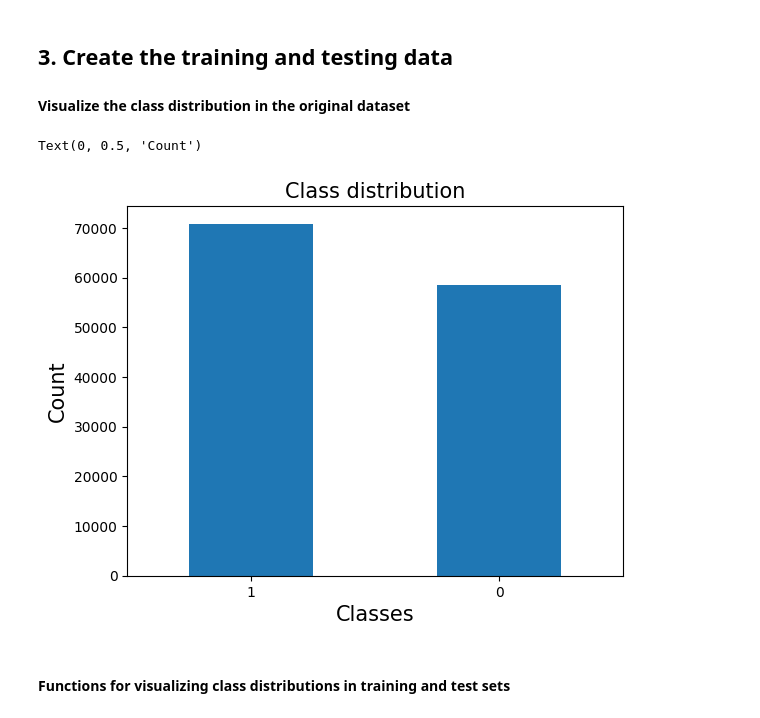
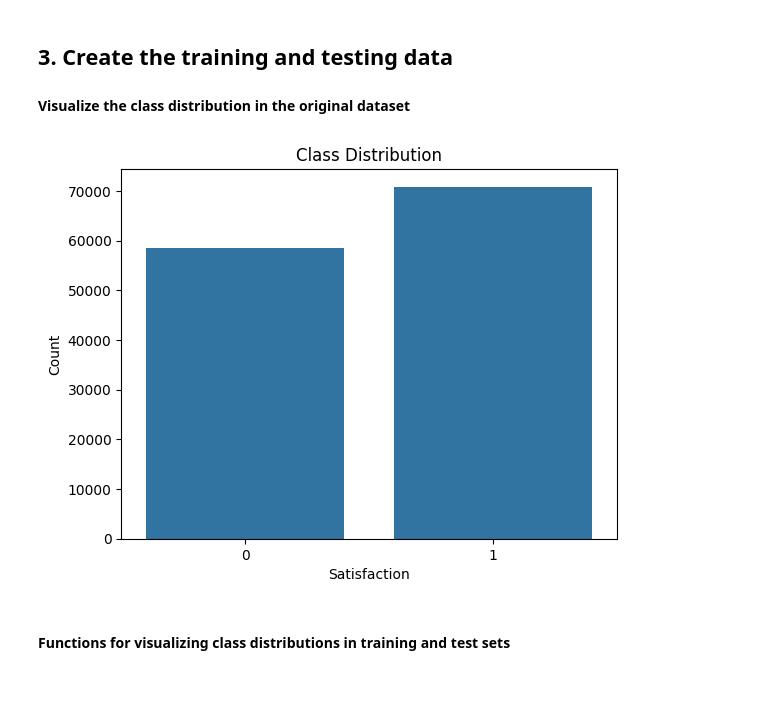
Before and after one commit to duyphuc0701/Project2-AI-Decision-Tree, a Jupyter notebook: airline_passenger_satisfaction/airline_passenger_satisfaction.ipynb, the cells around one changed output. Cells and saved outputs as stored; diff of their text form; code cells hidden in the pictures; blank space fills up the shorter version.

```diff
--- a/airline_passenger_satisfaction/airline_passenger_satisfaction.ipynb
+++ b/airline_passenger_satisfaction/airline_passenger_satisfaction.ipynb
@@ -225,15 +226,14 @@ dtype: object
 # %% [markdown]
 ## 3. Create the training and testing data
 #### Visualize the class distribution in the original dataset
-# %%
-df_subset["satisfaction"].value_counts(sort=False).plot(kind='bar')
-plt.title('Class distribution', fontsize = 15)
-plt.xlabel('Classes', fontsize = 15)
-plt.xticks(rotation=360)
-plt.ylabel('Count', fontsize = 15)
-# %% [output]
-Text(0, 0.5, 'Count')
-[figure, removed]
+# %%
+sns.countplot(data=df_subset, x='satisfaction')
+plt.title('Class Distribution')
+plt.xlabel('Satisfaction')
+plt.ylabel('Count')
+plt.show()
+# %% [output]
+[figure, added]
 # %% [markdown]
 #### Functions for visualizing class distributions in training and test sets
 # %%
```
Also changed, not shown: parts of 10 cells of this notebook, 2 other files.
